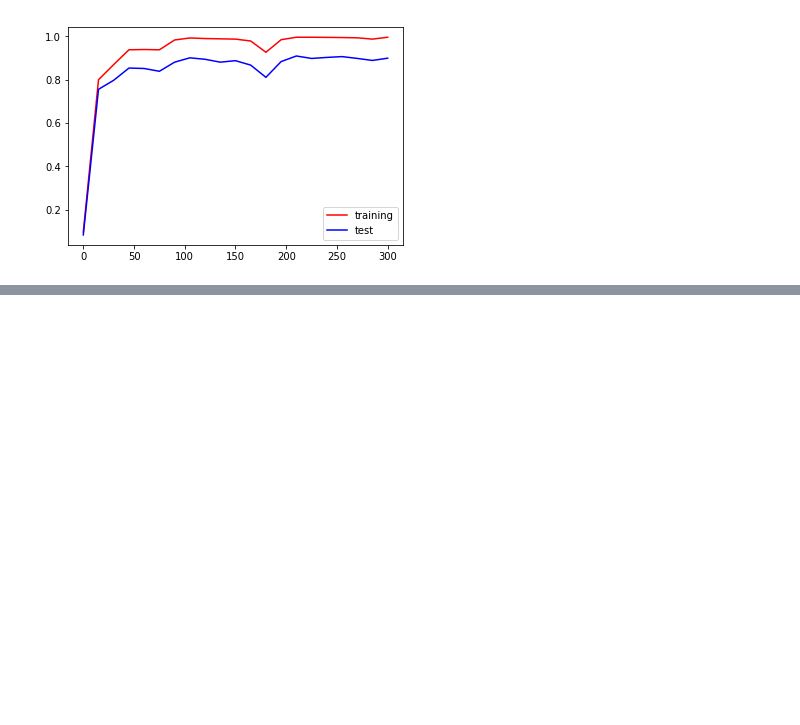
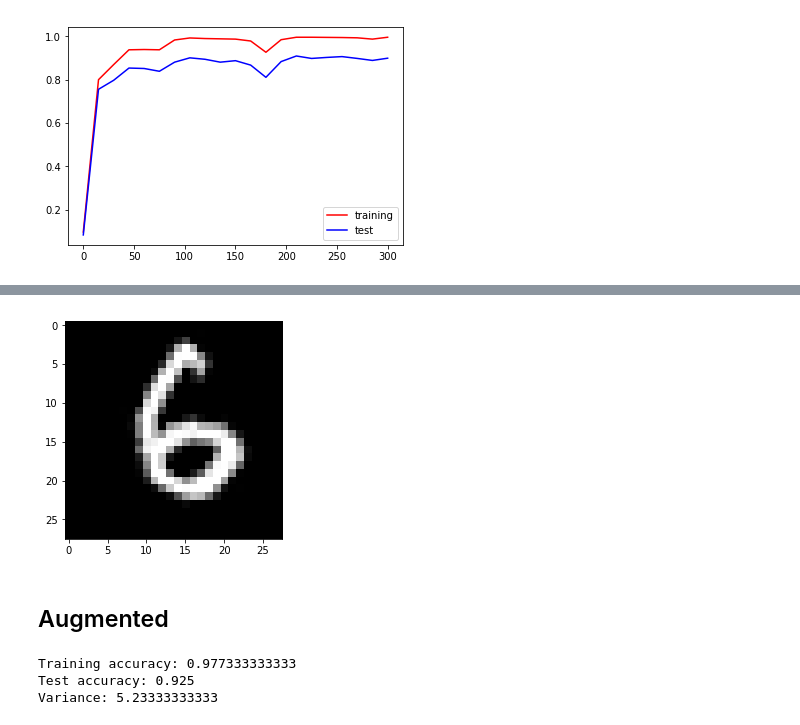
Before and after one commit to takaiwai/deep-learning-for-art-and-design, a Jupyter notebook: 08_8_data_augmentation.ipynb, the cells around one changed output, grey strips where cells are left out. Cells and saved outputs as stored; diff of their text form; code cells hidden in the pictures; blank space fills up the shorter version.

```diff
--- a/08_8_data_augmentation.ipynb
+++ b/08_8_data_augmentation.ipynb
@@ -28,0 +64,17 @@ plt.show()
+# %%
+random_translate(train_images[index, :])
+# %% [output]
+[figure, added]
+# %% [markdown]
+## Augmented
+# %%
+augmented_log = pickle.load(open('code/08_techniques/08_8_data_augmentation/08_8_2_augmentation_log.pkl', "rb"))
+train_acc = augmented_log["accuracy_train"][-1]
+test_acc = augmented_log["accuracy_test"][-1]
+print("Training accuracy:", train_acc)
+print("Test accuracy:", test_acc)
+print("Variance:", (train_acc - test_acc) * 100)
+# %% [output]
+Training accuracy: 0.977333333333
+Test accuracy: 0.925
+Variance: 5.23333333333
```
Also changed, not shown: parts of 5 cells of this notebook, 1 other file.
